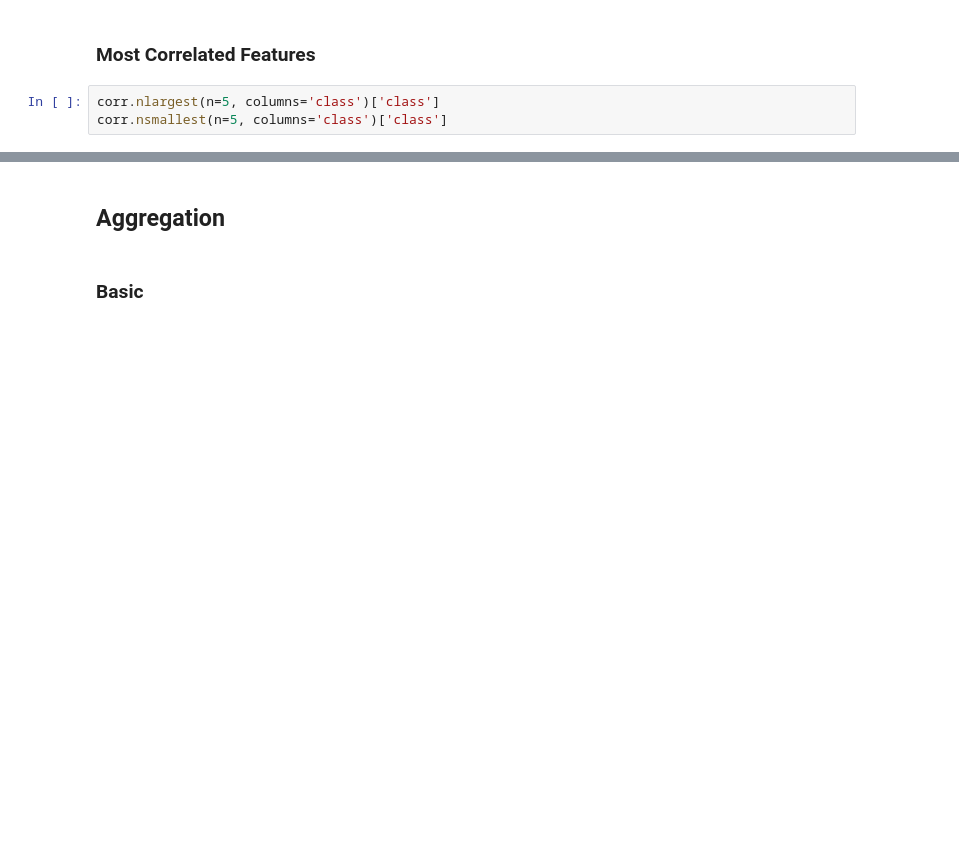
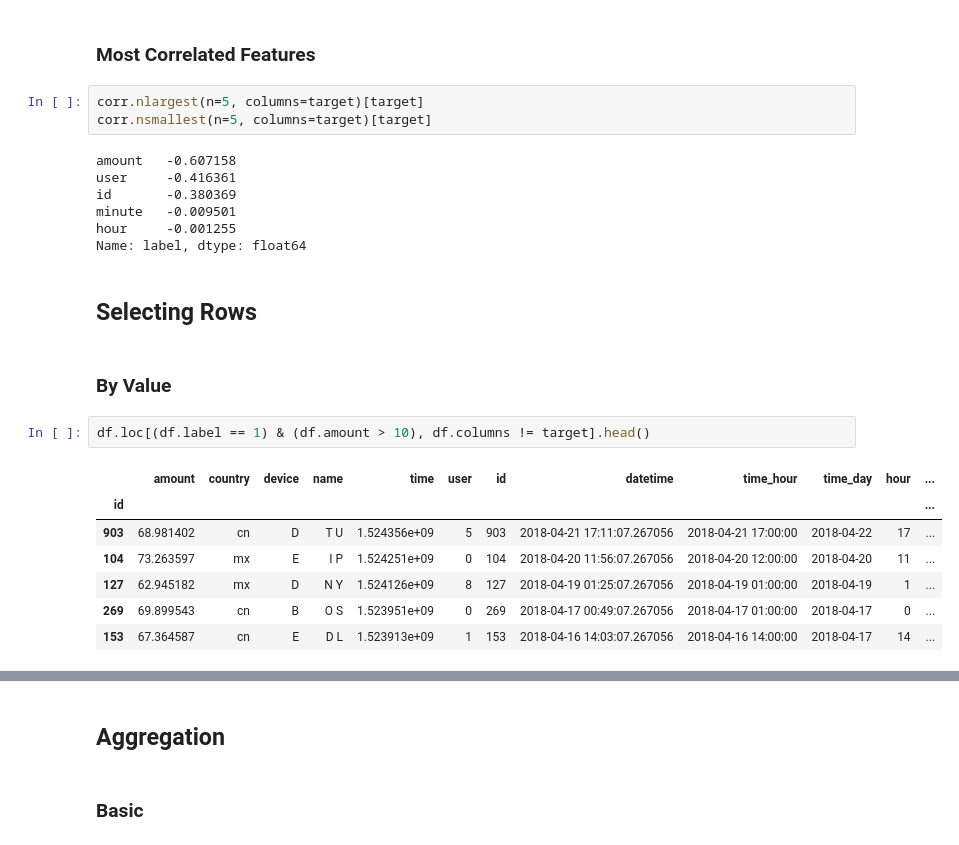
Before and after one commit to bfortuner/machine-learning, a Jupyter notebook: applied/Notes.ipynb, the cells around one changed output, grey strips where cells are left out. Cells and saved outputs as stored; diff of their text form; blank space fills up the shorter version.

```diff
--- a/applied/Notes.ipynb
+++ b/applied/Notes.ipynb
@@ -120,5 +203,26 @@ sns.heatmap(corr, annot=True);
 # %% [markdown]
 ### Most Correlated Features
 # %%
-corr.nlargest(n=5, columns='class')['class']
-corr.nsmallest(n=5, columns='class')['class']
+corr.nlargest(n=5, columns=target)[target]
+corr.nsmallest(n=5, columns=target)[target]
+# %% [output]
+amount   -0.607158
+user     -0.416361
+id       -0.380369
+minute   -0.009501
+hour     -0.001255
+Name: label, dtype: float64
+# %% [markdown]
+## Selecting Rows
+# %% [markdown]
+### By Value
+# %%
+df.loc[(df.label == 1) & (df.amount > 10), df.columns != target].head()
+# %% [output]
+|  | amount | country | device | name | time | user | id | datetime | time_hour | time_day | hour | ... |
+| id |  |  |  |  |  |  |  |  |  |  |  | ... |
+| 903 | 68.981402 | cn | D | T U | 1.524356e+09 | 5 | 903 | 2018-04-21 17:11:07.267056 | 2018-04-21 17:00:00 | 2018-04-22 | 17 | ... |
+| 104 | 73.263597 | mx | E | I P | 1.524251e+09 | 0 | 104 | 2018-04-20 11:56:07.267056 | 2018-04-20 12:00:00 | 2018-04-20 | 11 | ... |
+| 127 | 62.945182 | mx | D | N Y | 1.524126e+09 | 8 | 127 | 2018-04-19 01:25:07.267056 | 2018-04-19 01:00:00 | 2018-04-19 | 1 | ... |
+| 269 | 69.899543 | cn | B | O S | 1.523951e+09 | 0 | 269 | 2018-04-17 00:49:07.267056 | 2018-04-17 01:00:00 | 2018-04-17 | 0 | ... |
+| 153 | 67.364587 | cn | E | D L | 1.523913e+09 | 1 | 153 | 2018-04-16 14:03:07.267056 | 2018-04-16 14:00:00 | 2018-04-17 | 14 | ... |
```
Also changed, not shown: parts of 31 cells of this notebook.
